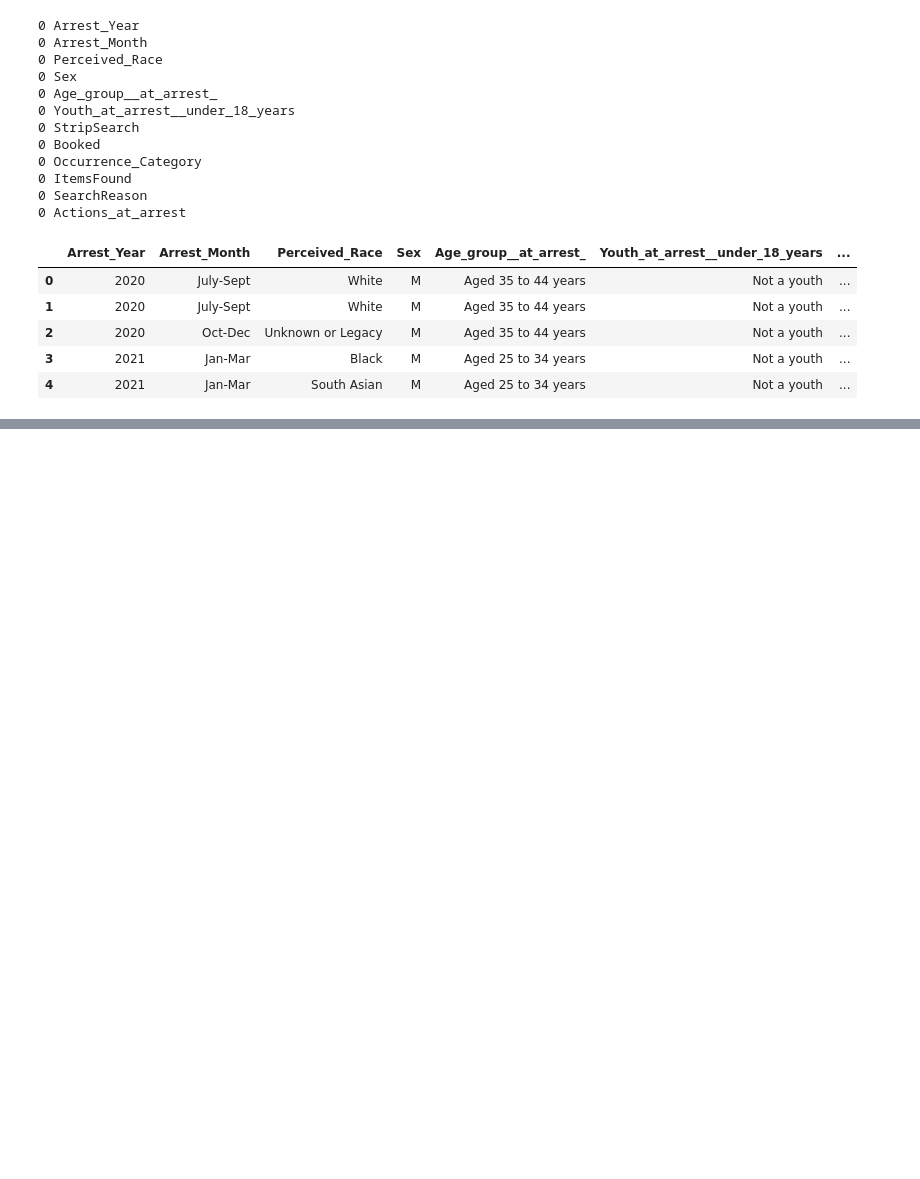
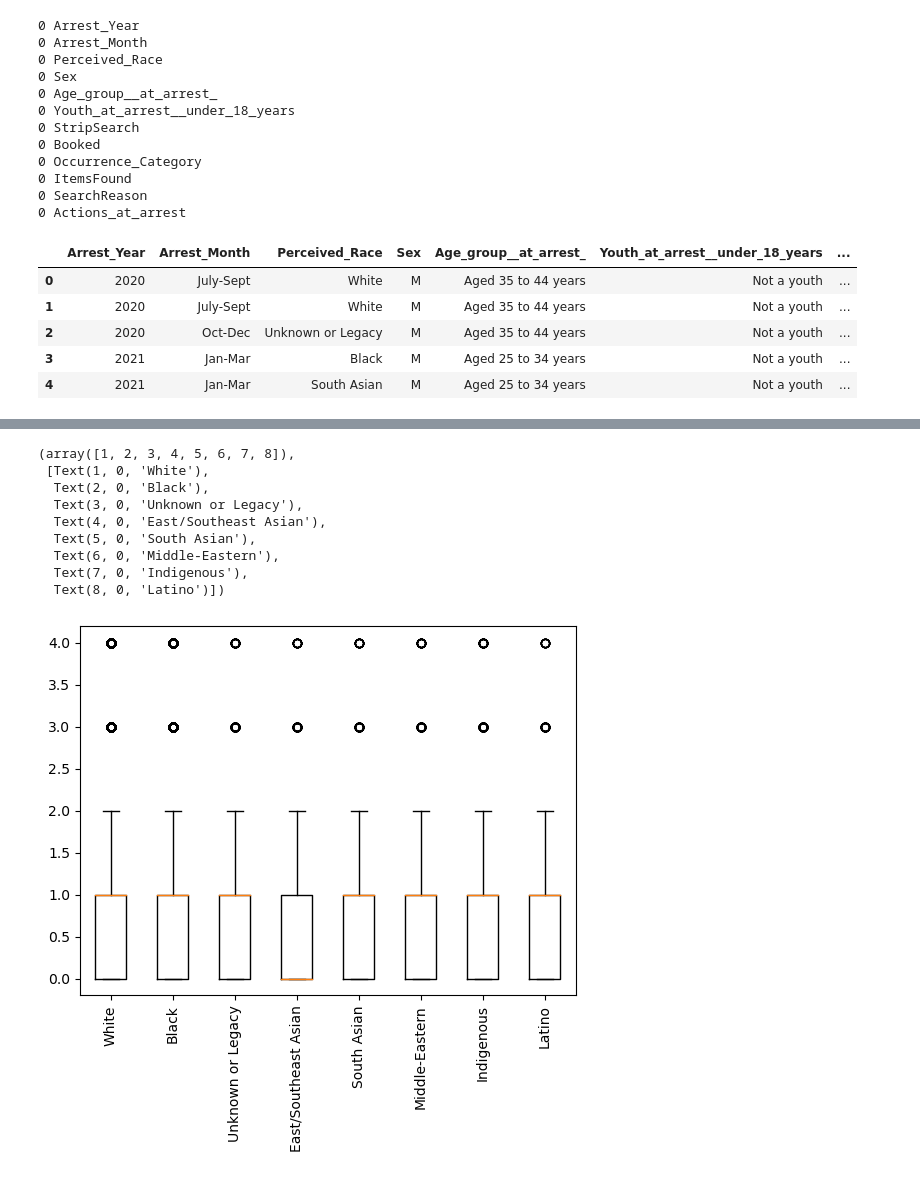
Before and after one commit to cooeoeooc/2178_g38, a Jupyter notebook: group38_code.ipynb, the cells around one changed output, grey strips where cells are left out. Saved outputs shown, nothing was run; the diff lists cells and outputs as text; code cells hidden in the pictures; blank space fills up the shorter version.

```diff
--- a/group38_code.ipynb
+++ b/group38_code.ipynb
@@ -378,0 +360,24 @@ StripSearch_1_2021_data.groupby(["Time_series"])["StripSearch"].value_counts().s
+# %%
+boxplot_races_uncooperative = []
+for race in races:
+  boxplot_races_uncooperative.append(data[(data["Perceived_Race"] == race)]["Actions_at_arrest"])
+
+# mean number of uncooperative actions?
+# for set in boxplot_races_uncooperative:
+#   print(np.mean(set))
+
+plt.boxplot(boxplot_races_uncooperative, labels = races)
+plt.xticks(rotation = 90)
+
+# this looks wrong and weird
+# %% [output]
+(array([1, 2, 3, 4, 5, 6, 7, 8]),
+ [Text(1, 0, 'White'),
+  Text(2, 0, 'Black'),
+  Text(3, 0, 'Unknown or Legacy'),
+  Text(4, 0, 'East/Southeast Asian'),
+  Text(5, 0, 'South Asian'),
+  Text(6, 0, 'Middle-Eastern'),
+  Text(7, 0, 'Indigenous'),
+  Text(8, 0, 'Latino')])
+[figure, added]
```
Also changed, not shown: parts of 80 cells of this notebook.
